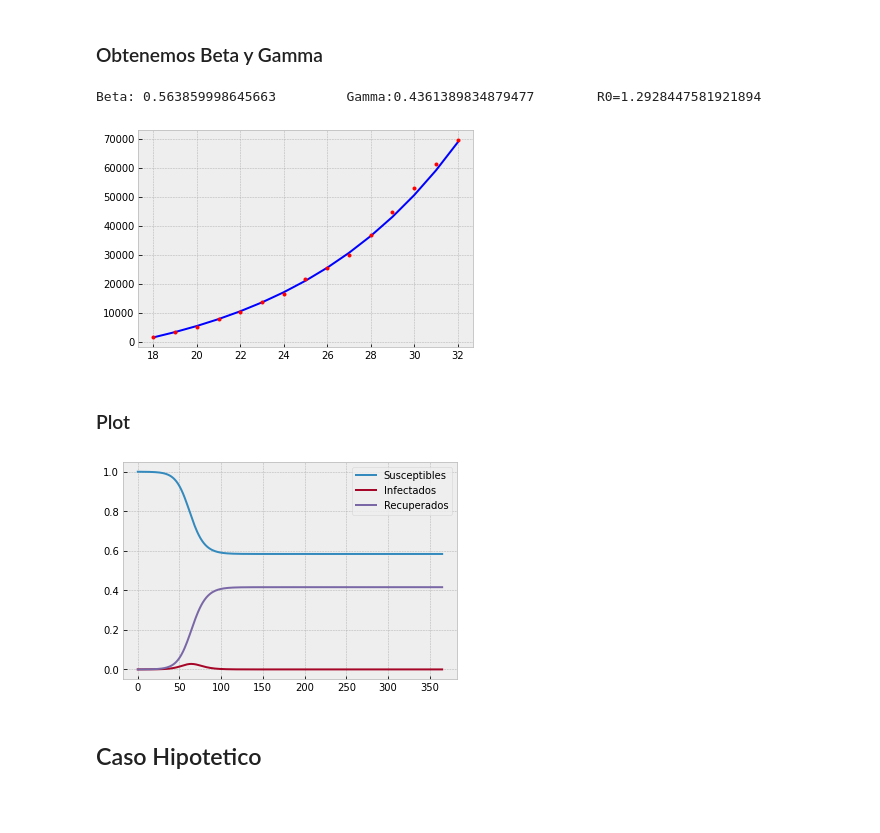
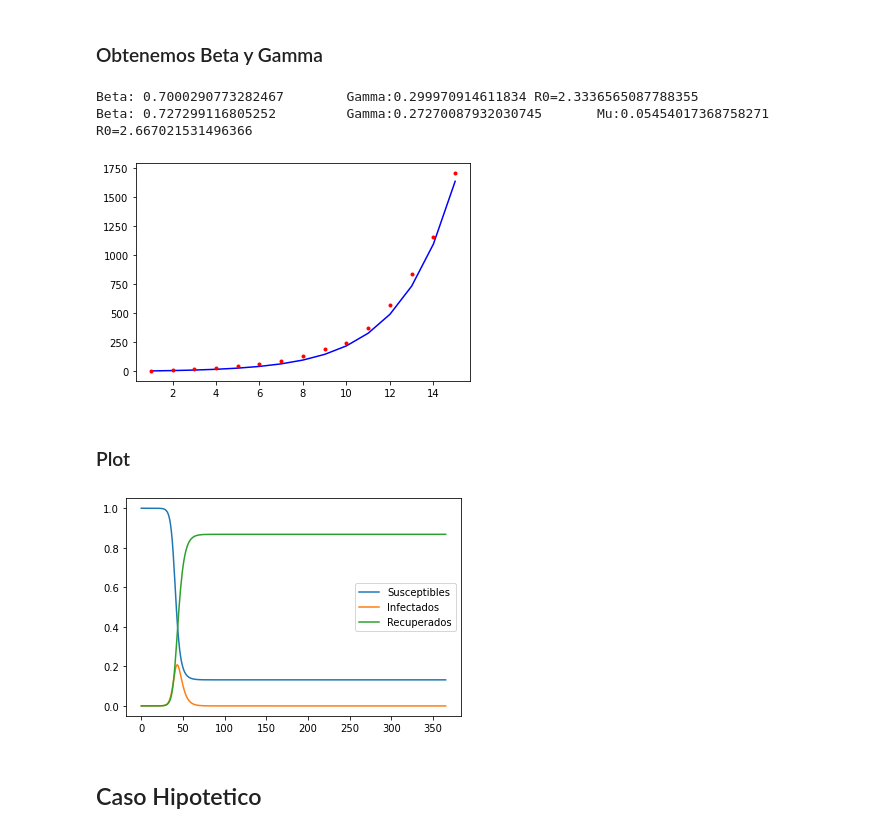
Before and after one commit to fbellidopazos/covidSIRAnalysis, a Jupyter notebook: Jupyter Notebooks/SIRNotebook.ipynb, the cells around one changed output. Cells and saved outputs as stored; diff of their text form; code cells hidden in the pictures; blank space fills up the shorter version.

```diff
--- a/Jupyter Notebooks/SIRNotebook.ipynb
+++ b/Jupyter Notebooks/SIRNotebook.ipynb
@@ -18,6 +18,12 @@ def SIR(y,t,beta,gamma):
     dI = beta * S * I / N - gamma * I
     dR = gamma * I
     return dS,dI,dR
+def SIR2(y,t,beta,gamma,mu):
+    S,I,R = y
+    dS = -beta * S * I/N + mu*(N-S)
+    dI = beta * S * I/N -gamma*I-mu*I
+    dR = gamma * I - mu*R
+    return dS,dI,dR
 # %% [markdown]
 # RSS - Residuos
 # %%
@@ -27,6 +33,12 @@ def functionRSS(values):
     infectius = integrate.odeint(SIR,(S0,I0,R0),xData,args=(beta,gamma))[:,1]
     residues = np.array([ (yData[i]-infectius[i]) for i in range(0,len(infectius)) ])
     return np.sum(np.power(residues,2))
+def functionRSS2(values):
+    beta, gamma,mu = values
+    # print(f'Called with \n\tBeta:{beta}\tGamma:{gamma}')
+    infectius = integrate.odeint(SIR2,(S0,I0,R0),xData,args=(beta,gamma,mu))[:,1]
+    residues = np.array([ (yData[i]-infectius[i]) for i in range(0,len(infectius)) ])
+    return np.sum(np.power(residues,2))
 # %% [markdown]
 # MODELADO
 # %% [markdown]
@@ -46,7 +58,7 @@ for i in city:
         yData.append(i[1])
 xData = [i for i in range(1,len(xData_Date)+1)]
 
-initDay = 17
+initDay = 0
 day=15
 
 allRecovered = 0
@@ -74,31 +86,35 @@ S0 = N-I0-R0
 ### Obtenemos Beta y Gamma
 # %%
 res = optimize.minimize(functionRSS,[0.5,0.5],bounds=[(0,1),(0,1)])
+res2 = optimize.minimize(functionRSS2,[0.5,0.5,0.1],bounds=[(0,1),(0,1),(0,1)])
 beta, gamma = res.x
+beta2,gamma2, mu2 = res2.x
 print(f"Beta: {res.x[0]} \tGamma:{res.x[1]}\tR0={res.x[0]/res.x[1]}")
+print(f"Beta: {res2.x[0]} \tGamma:{res2.x[1]}\tMu:{res2.x[2]}\tR0={res2.x[0]/res2.x[1]}")
 # %% [output]
-Beta: 0.563859998645663         Gamma:0.4361389834879477        R0=1.2928447581921894
+Beta: 0.7000290773282467        Gamma:0.299970914611834 R0=2.3336565087788355
+Beta: 0.727299116805252         Gamma:0.27270087932030745       Mu:0.05454017368758271  R0=2.667021531496366
 # %%
 
-resultFunctions = integrate.odeint(SIR, (S0, I0, R0), xData, args=(beta, gamma))
-
+#resultFunctions = integrate.odeint(SIR, (S0, I0, R0), xData, args=(beta, gamma))
+resultFunctions = integrate.odeint(SIR2, (S0, I0, R0), xData, args=(beta2, gamma2,mu2))
 
 
 acumulativeInfectiusReal = []
 acumulativeInfectius = []
 for i in range(0,len(yData)):
     if(i==0):
         acumulativeInfectiusReal.append(yData[0])
         acumulativeInfectius.append(resultFunctions[0,1])
     else:
         acumulativeInfectiusReal.append(acumulativeInfectiusReal[i-1]+yData[i])
         acumulativeInfectius.append(acumulativeInfectius[i-1]+resultFunctions[i,1])
 
 plt.plot(xData,acumulativeInfectius,"b")
 plt.plot(xData, acumulativeInfectiusReal,'r.')
 plt.show()
 # %% [output]
-[figure, old version]
+[figure, new version]
 # %% [markdown]
 ### Plot
 # %%
@@ -113,7 +129,7 @@ plt.plot(predict, resultFunctions[:,2]/N)
 plt.legend(["Susceptibles","Infectados","Recuperados"])
 plt.show()
 # %% [output]
-[figure, old version]
+[figure, new version]
 # %% [markdown]
 ## Caso Hipotetico
 # %% [markdown]
```
Also changed, not shown: parts of 1 cell of this notebook, 11 other files.
